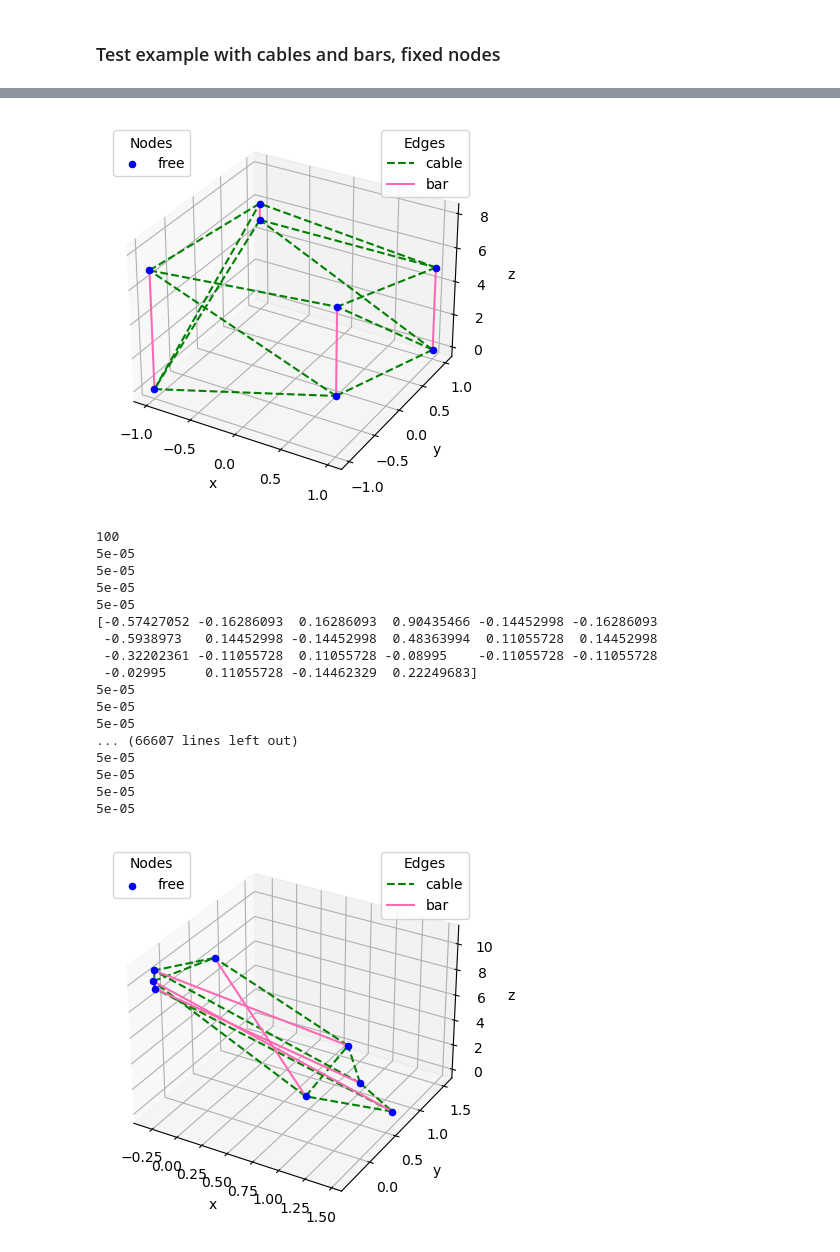
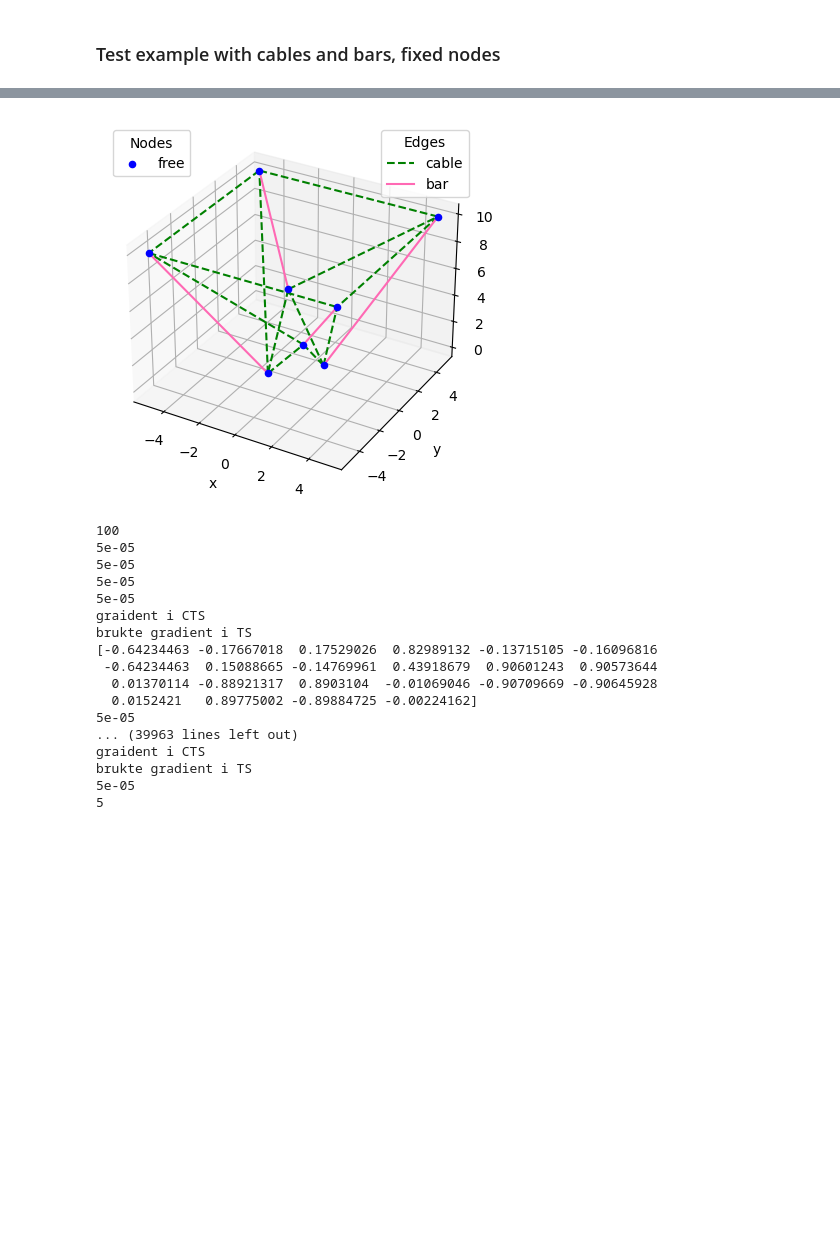
Before and after one commit to hgrenersen/Project---Optimization, a Jupyter notebook: optimering.ipynb, the cells around one changed output, grey strips where cells are left out. Saved outputs shown, nothing was run; the diff lists cells and outputs as text; code cells hidden in the pictures; blank space fills up the shorter version.

```diff
--- a/optimering.ipynb
+++ b/optimering.ipynb
@@ -280,62 +324,58 @@ nodes = np.array([[ 1,  1, 0],
                   [-1,  1, 5],
                   [-1, -1, 0],
                   [ 1, -1, 3],
-                  [ 1,  1, 5],
-                  [-1,  1, 6],
-                  [-1, -1, 7],
-                  [ 1, -1, 8]]).astype(np.float64)
+                  [ 5,  5, 10],
+                  [-5,  5, 10],
+                  [-5, -5, 10],
+                  [ 5, -5, 10]]).astype(np.float64)
 
 cables = np.array([[0, 7, 8],
                    [1, 4, 8],
                    [2, 5, 8],
                    [3, 6, 8],
                    [4, 5, 1],
                    [4, 7, 1],
                    [5, 6, 1],
                    [6, 7, 1],
                    [0, 1, 1],
                    [0, 3, 1],
                    [1, 2, 1],
                    [2, 3, 1]])
 
 bars = np.array([[0, 4, 10],
                  [1, 5, 10],
                  [2, 6, 10],
                  [3, 7, 10]])
 
 masses = np.array([])
 
 c=1
 k=0.1
 bar_density = 1e-5
 
 new_struct2 = FSS.FreeStandingStruct(nodes, masses, cables, bars, k, c, bar_density, 100)
 plotting.plot_structure(new_struct2)
 plt.show()
 print(new_struct2.penalty)
 print(new_struct2.gradient())
 tolerances=np.array([1e-7, 1e-9, 1e-11])
-opt.quadratic_penalty_method(new_struct2, 100, tolerances, maxiter_BFGS=500)
-
-plotting.plot_structure(new_struct2)
-plt.show()
+opt.quadratic_penalty_method(new_struct2, 1000, tolerances, maxiter_BFGS=500)
 # %% [output]
-[figure, old version]
+[figure, new version]
 100
 5e-05
 5e-05
 5e-05
 5e-05
-[-0.57427052 -0.16286093  0.16286093  0.90435466 -0.14452998 -0.16286093
- -0.5938973   0.14452998 -0.14452998  0.48363994  0.11055728  0.14452998
- -0.32202361 -0.11055728  0.11055728 -0.08995    -0.11055728 -0.11055728
- -0.02995     0.11055728 -0.14462329  0.22249683]
+graident i CTS
+brukte gradient i TS
+[-0.64234463 -0.17667018  0.17529026  0.82989132 -0.13715105 -0.16096816
+ -0.64234463  0.15088665 -0.14769961  0.43918679  0.90601243  0.90573644
+  0.01370114 -0.88921317  0.8903104  -0.01069046 -0.90709669 -0.90645928
+  0.0152421   0.89775002 -0.89884725 -0.00224162]
 5e-05
+... (39963 lines left out)
+graident i CTS
+brukte gradient i TS
 5e-05
-5e-05
-... (66607 lines left out)
-5e-05
-5e-05
-5e-05
-5e-05
+5
-[figure, removed]
```
Also changed, not shown: parts of 8 cells of this notebook.
